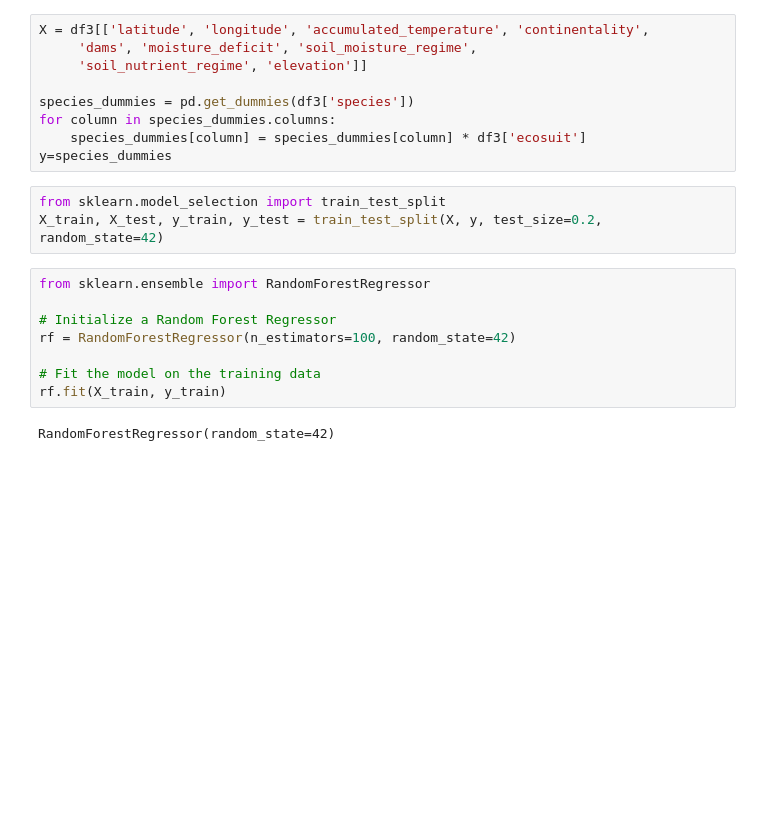
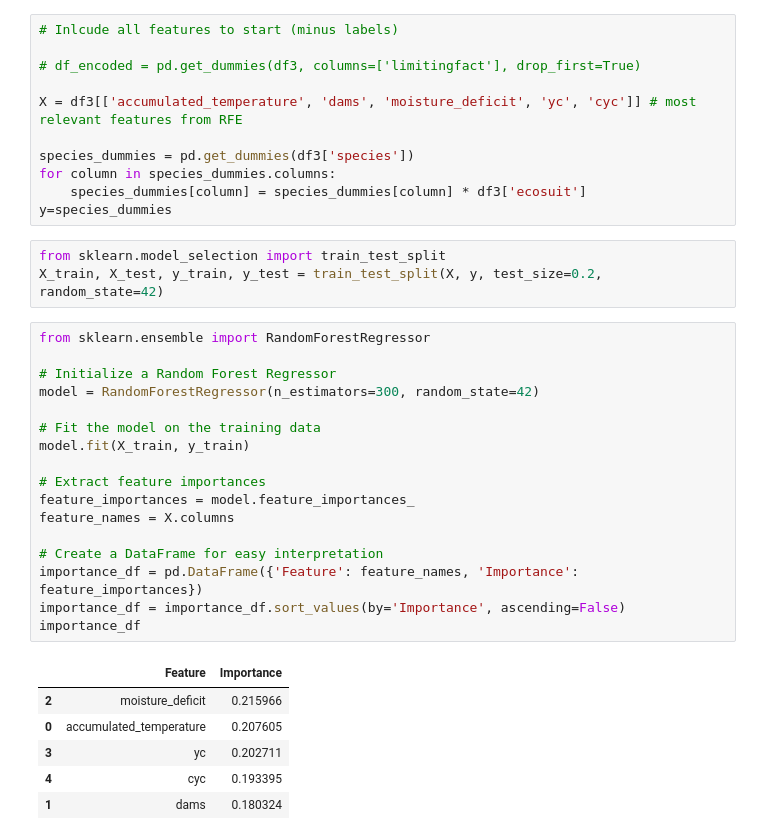
Before and after one commit to dougaltoms/Rewilder, a Jupyter notebook: dev.ipynb, the cells around one changed output. Cells and saved outputs as stored; diff of their text form; blank space fills up the shorter version.

```diff
--- a/dev.ipynb
+++ b/dev.ipynb
@@ -425,7 +419,9 @@ conn.sql('select distinct x from ecological_site_classification')
 # %%
-X = df3[['latitude', 'longitude', 'accumulated_temperature', 'continentality',
-     'dams', 'moisture_deficit', 'soil_moisture_regime',
-     'soil_nutrient_regime', 'elevation']]
+# Inlcude all features to start (minus labels)
+
+# df_encoded = pd.get_dummies(df3, columns=['limitingfact'], drop_first=True)
+
+X = df3[['accumulated_temperature', 'dams', 'moisture_deficit', 'yc', 'cyc']] # most relevant features from RFE
 
 species_dummies = pd.get_dummies(df3['species'])
 for column in species_dummies.columns:
@@ -437,10 +433,24 @@ X_train, X_test, y_train, y_test = train_test_split(X, y, test_size=0.2, random_
 # %%
 from sklearn.ensemble import RandomForestRegressor
 
 # Initialize a Random Forest Regressor
-rf = RandomForestRegressor(n_estimators=100, random_state=42)
+model = RandomForestRegressor(n_estimators=300, random_state=42)
 
 # Fit the model on the training data
-rf.fit(X_train, y_train)
+model.fit(X_train, y_train)
+
+# Extract feature importances
+feature_importances = model.feature_importances_
+feature_names = X.columns
+
+# Create a DataFrame for easy interpretation
+importance_df = pd.DataFrame({'Feature': feature_names, 'Importance': feature_importances})
+importance_df = importance_df.sort_values(by='Importance', ascending=False)
+importance_df
 # %% [output]
-RandomForestRegressor(random_state=42)
+|  | Feature | Importance |
+| 2 | moisture_deficit | 0.215966 |
+| 0 | accumulated_temperature | 0.207605 |
+| 3 | yc | 0.202711 |
+| 4 | cyc | 0.193395 |
+| 1 | dams | 0.180324 |
```
Also changed, not shown: parts of 18 cells of this notebook.
